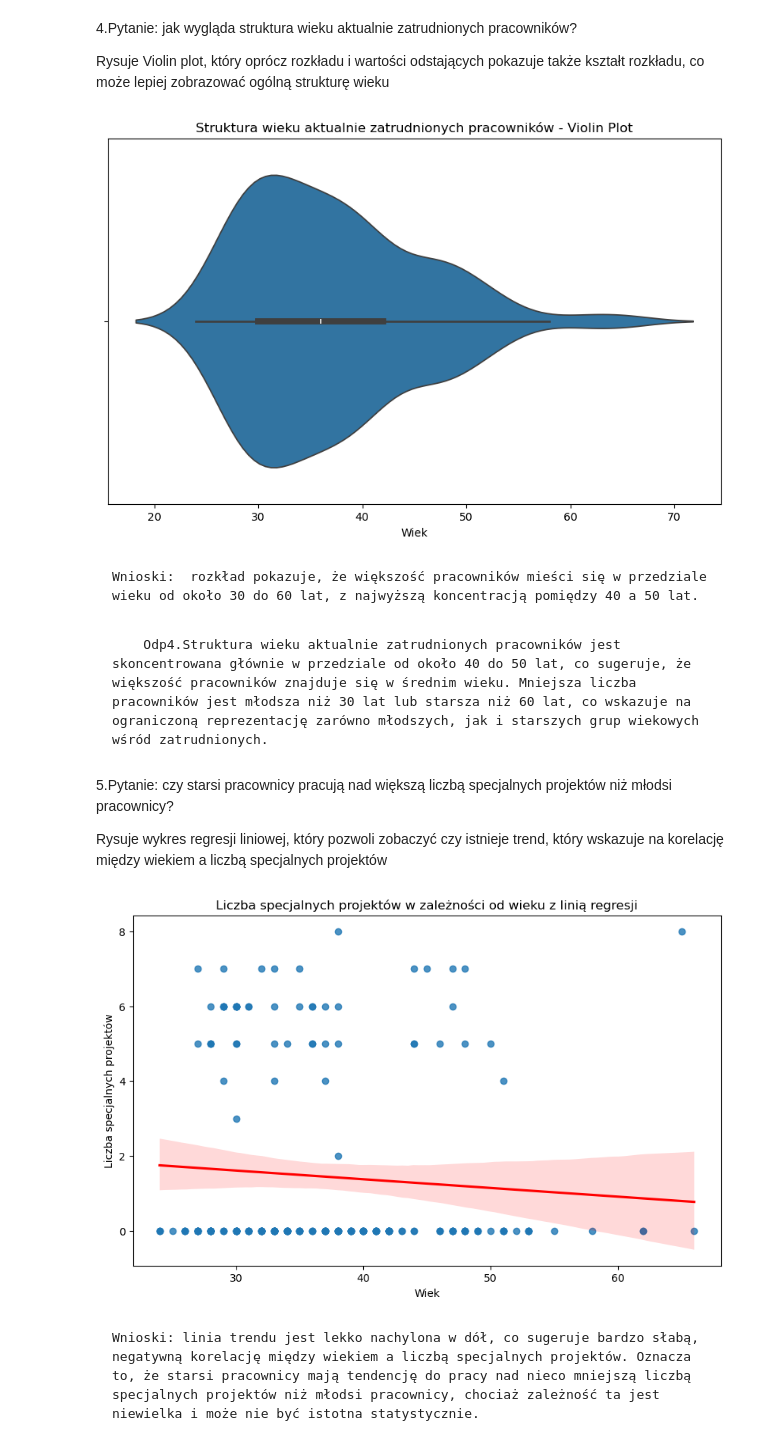
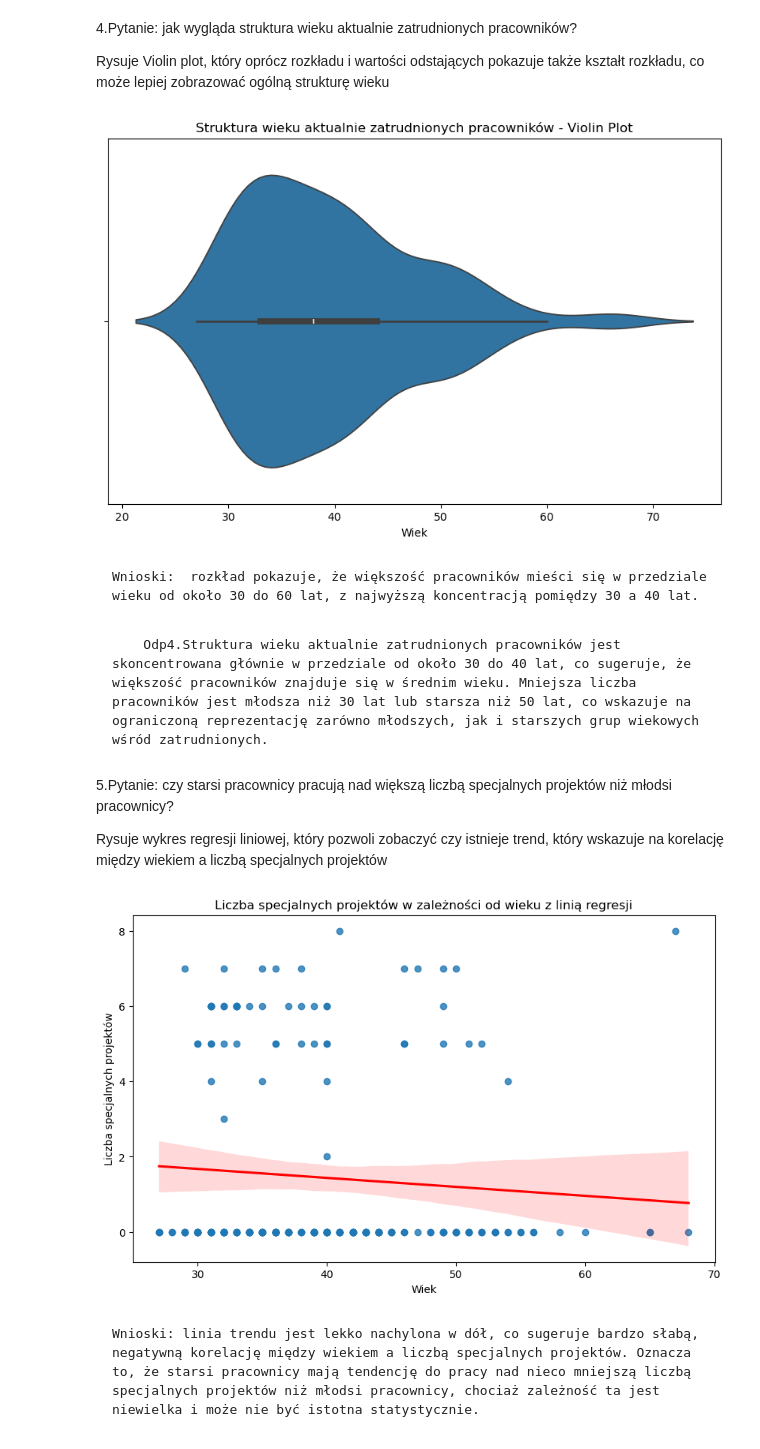
Before and after one commit to Quick-witted-flower/SeabornTask-pl, a Jupyter notebook: AnalizaDanych.ipynb, the cells around one changed output. Saved outputs shown, nothing was run; the diff lists cells and outputs as text; code cells hidden in the pictures.

```diff
--- a/AnalizaDanych.ipynb
+++ b/AnalizaDanych.ipynb
@@ -210,10 +210,9 @@ plt.show()
 Rysuje Violin plot, który oprócz rozkładu i wartości odstających pokazuje także kształt rozkładu, co może lepiej zobrazować ogólną strukturę wieku
 # %%
 import numpy as np
+reference_date = datetime(2019, 9, 27)
 hr_data['DOB'] = pd.to_datetime(hr_data['DOB'], format='%m/%d/%y', errors='coerce')
-
 hr_data['DateofHire'] = pd.to_datetime(hr_data['DateofHire'], errors='coerce')
-reference_date = hr_data['DateofHire'].max()
 
 reference_year = reference_date.year
 hr_data['DOB'] = np.where(hr_data['DOB'].dt.year > reference_year,
@@ -229,38 +228,24 @@ plt.title("Struktura wieku aktualnie zatrudnionych pracowników - Violin Plot")
 plt.xlabel("Wiek")
 plt.show()
 # %% [output]
-[figure, old version]
+[figure, new version]
 # %% [markdown]
-    Wnioski:  rozkład pokazuje, że większość pracowników mieści się w przedziale wieku od około 30 do 60 lat, z najwyższą koncentracją pomiędzy 40 a 50 lat.
+    Wnioski:  rozkład pokazuje, że większość pracowników mieści się w przedziale wieku od około 30 do 60 lat, z najwyższą koncentracją pomiędzy 30 a 40 lat.
 # %% [markdown]
-        Odp4.Struktura wieku aktualnie zatrudnionych pracowników jest skoncentrowana głównie w przedziale od około 40 do 50 lat, co sugeruje, że większość pracowników znajduje się w średnim wieku. Mniejsza liczba pracowników jest młodsza niż 30 lat lub starsza niż 60 lat, co wskazuje na ograniczoną reprezentację zarówno młodszych, jak i starszych grup wiekowych wśród zatrudnionych.
+        Odp4.Struktura wieku aktualnie zatrudnionych pracowników jest skoncentrowana głównie w przedziale od około 30 do 40 lat, co sugeruje, że większość pracowników znajduje się w średnim wieku. Mniejsza liczba pracowników jest młodsza niż 30 lat lub starsza niż 50 lat, co wskazuje na ograniczoną reprezentację zarówno młodszych, jak i starszych grup wiekowych wśród zatrudnionych.
 # %% [markdown]
 5.Pytanie: czy starsi pracownicy pracują nad większą liczbą specjalnych projektów niż młodsi pracownicy?
 
 Rysuje wykres regresji liniowej, który pozwoli zobaczyć czy istnieje trend, który wskazuje na korelację między wiekiem a liczbą specjalnych projektów
 # %%
-hr_data['DOB'] = pd.to_datetime(hr_data['DOB'], format='%m/%d/%y', errors='coerce')
-
-hr_data['DateofHire'] = pd.to_datetime(hr_data['DateofHire'], errors='coerce')
-reference_date = hr_data['DateofHire'].max()
-
-reference_year = reference_date.year
-hr_data['DOB'] = np.where(hr_data['DOB'].dt.year > reference_year,
-                          hr_data['DOB'] - pd.DateOffset(years=100),
-                          hr_data['DOB'])
-
-hr_data['Age'] = hr_data['DOB'].apply(lambda x: (reference_date - x).days // 365 if pd.notnull(x) else None)
-
-current_employees = hr_data[hr_data['DateofTermination'].isna()]
-
 plt.figure(figsize=(10, 6))
 sns.regplot(x='Age', y='SpecialProjectsCount', data=current_employees, ci=95, line_kws={"color": "red"})
 plt.title("Liczba specjalnych projektów w zależności od wieku z linią regresji")
 plt.xlabel("Wiek")
 plt.ylabel("Liczba specjalnych projektów")
 plt.show()
 # %% [output]
-[figure, old version]
+[figure, new version]
 # %% [markdown]
     Wnioski: linia trendu jest lekko nachylona w dół, co sugeruje bardzo słabą, negatywną korelację między wiekiem a liczbą specjalnych projektów. Oznacza to, że starsi pracownicy mają tendencję do pracy nad nieco mniejszą liczbą specjalnych projektów niż młodsi pracownicy, chociaż zależność ta jest niewielka i może nie być istotna statystycznie.
 # %% [markdown]
```
